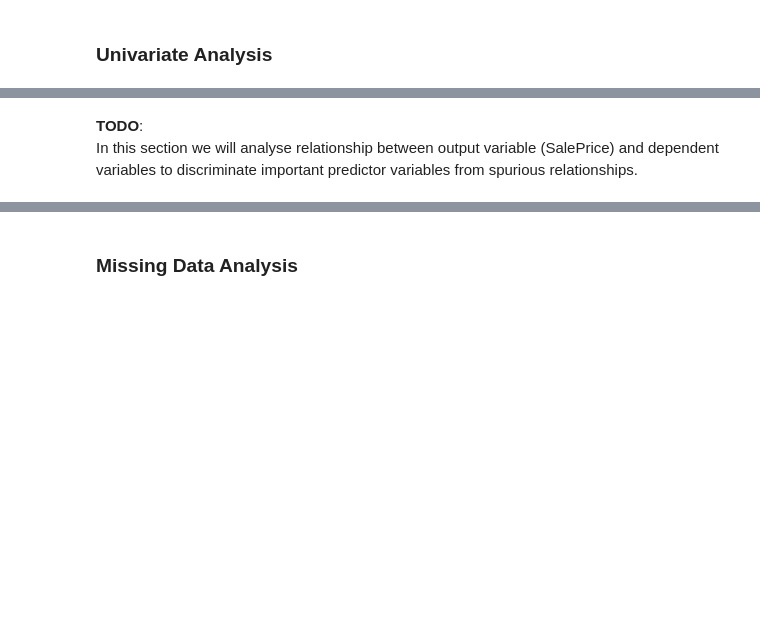
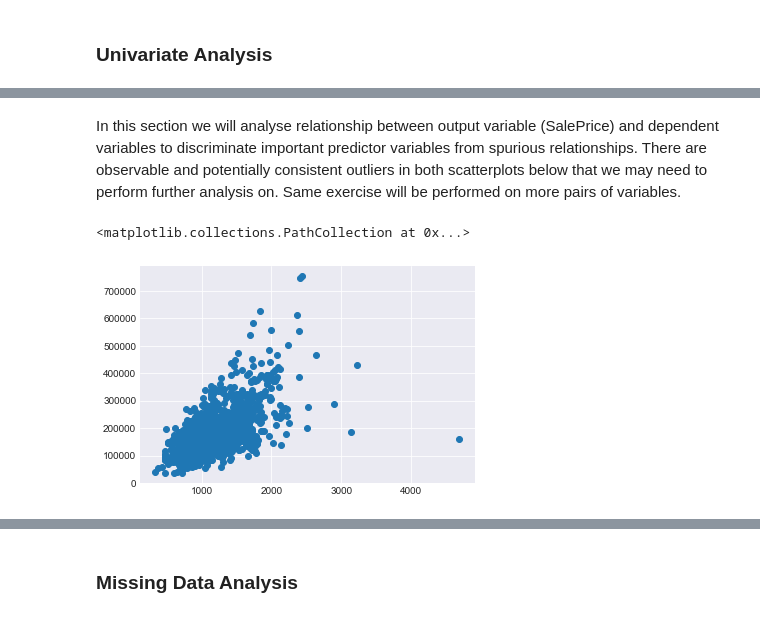
Before and after one commit to ansjory/w207_project, a Jupyter notebook: Kaggle_House_Prices/Mlaire_draft.ipynb, the cells around one changed output, grey strips where cells are left out. Saved outputs shown, nothing was run; the diff lists cells and outputs as text; code cells hidden in the pictures; blank space fills up the shorter version.

```diff
--- a/Kaggle_House_Prices/Mlaire_draft.ipynb
+++ b/Kaggle_House_Prices/Mlaire_draft.ipynb
@@ -173,3 +171,7 @@ Text(0,0.5,'Frequency')
 # %% [markdown]
-**TODO**:
-In this section we will analyse relationship between output variable (SalePrice) and dependent variables to discriminate important predictor variables from spurious relationships.
+In this section we will analyse relationship between output variable (SalePrice) and dependent variables to discriminate important predictor variables from spurious relationships. There are observable and potentially consistent outliers in both scatterplots below that we may need to perform further analysis on. Same exercise will be performed on more pairs of variables.
+# %%
+plt.scatter(x=train['1stFlrSF'], y=train['SalePrice'])
+# %% [output]
+<matplotlib.collections.PathCollection at 0x...>
+[figure, added]
```
Also changed, not shown: parts of 10 cells of this notebook.
